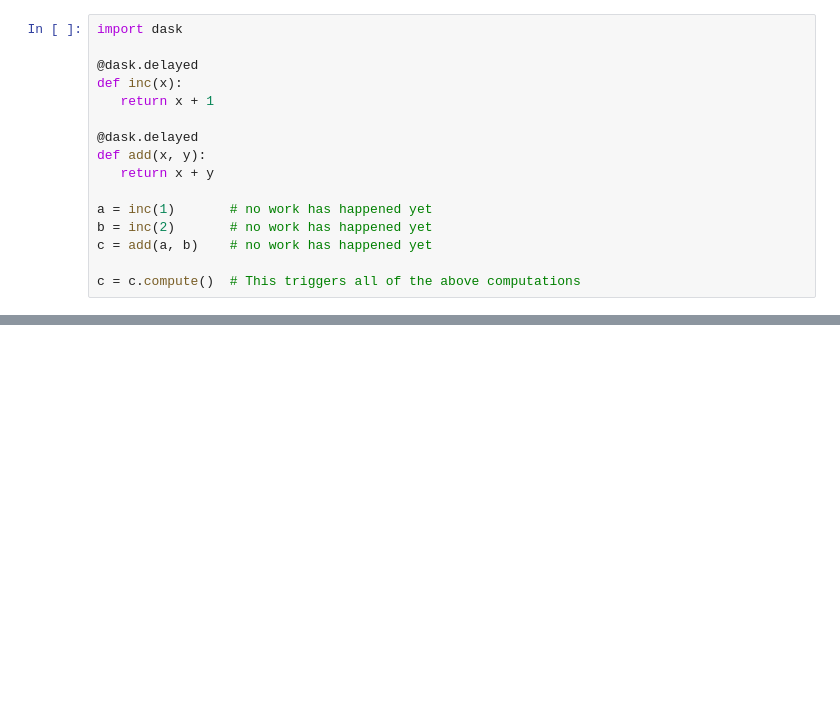
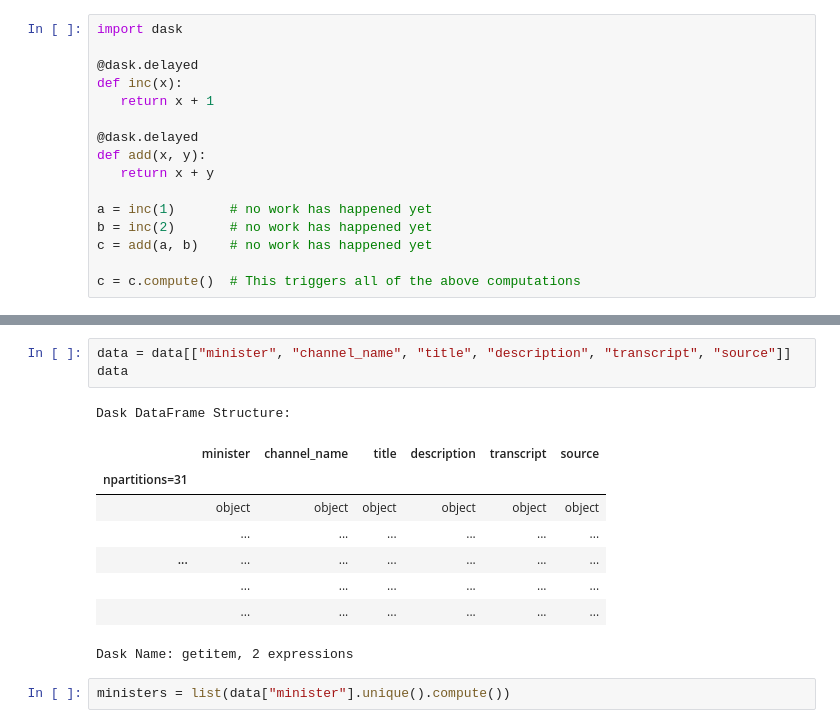
Before and after one commit to Ci-re/cirec-01-llm-falcon, a Jupyter notebook: notebooks/dask_clean.ipynb, the cells around one changed output, grey strips where cells are left out. Drawn from its saved outputs; the diff is of its cells as text; blank space fills up the shorter version.

```diff
--- a/notebooks/dask_clean.ipynb
+++ b/notebooks/dask_clean.ipynb
@@ -182,0 +175,15 @@ True
+# %%
+data = data[["minister", "channel_name", "title", "description", "transcript", "source"]]
+data
+# %% [output]
+Dask DataFrame Structure:
+|  | minister | channel_name | title | description | transcript | source |
+| npartitions=31 |  |  |  |  |  |  |
+|  | object | object | object | object | object | object |
+|  | ... | ... | ... | ... | ... | ... |
+| ... | ... | ... | ... | ... | ... | ... |
+|  | ... | ... | ... | ... | ... | ... |
+|  | ... | ... | ... | ... | ... | ... |
+Dask Name: getitem, 2 expressions
+# %%
+ministers = list(data["minister"].unique().compute())
```
Also changed, not shown: parts of 11 cells of this notebook, 10 other files.
